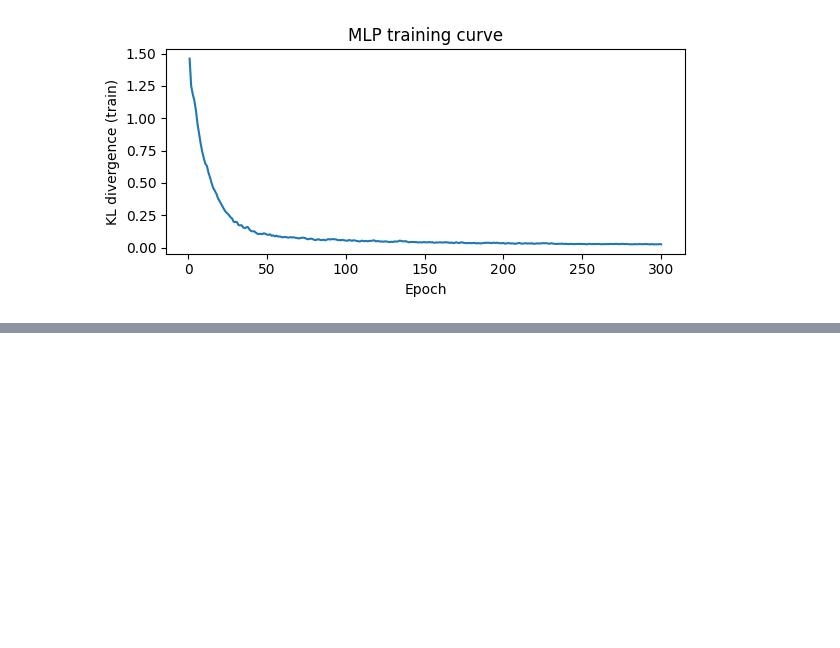
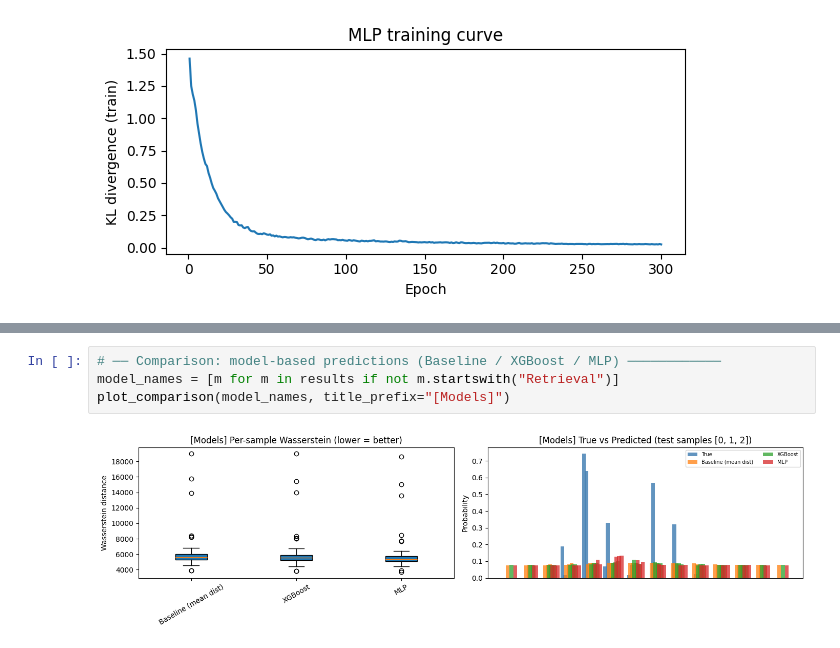
Before and after one commit to SumitNawathe/cmsc828g-proj, a Jupyter notebook: len_pred/pred/length_dist/len_dist_classify.ipynb, the cells around one changed output, grey strips where cells are left out. Saved outputs shown, nothing was run; the diff lists cells and outputs as text; blank space fills up the shorter version.

```diff
--- a/len_pred/pred/length_dist/len_dist_classify.ipynb
+++ b/len_pred/pred/length_dist/len_dist_classify.ipynb
@@ -399,0 +471,6 @@ MLP                     5754.0925 0.3740
+# %%
+# ── Comparison: model-based predictions (Baseline / XGBoost / MLP) ────────────
+model_names = [m for m in results if not m.startswith("Retrieval")]
+plot_comparison(model_names, title_prefix="[Models]")
+# %% [output]
+[figure, added]
```
Also changed, not shown: parts of 9 cells of this notebook, 3 other files.
